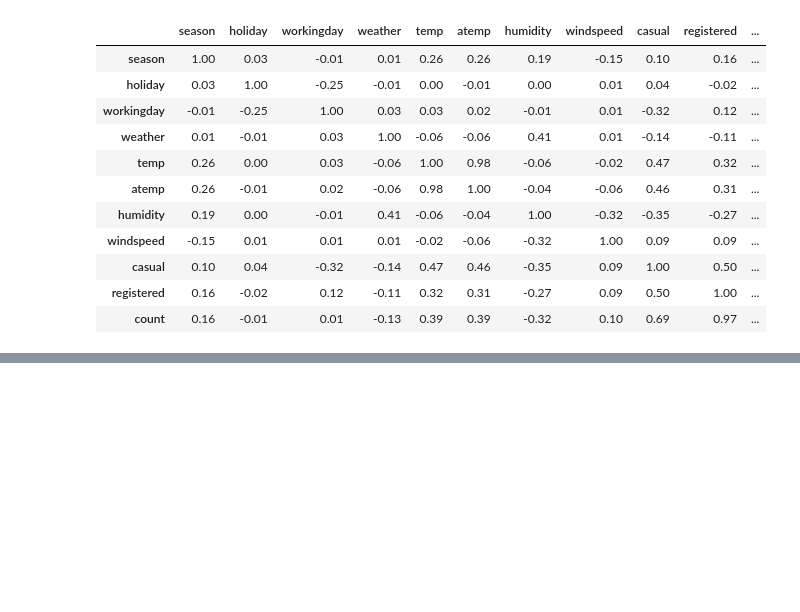
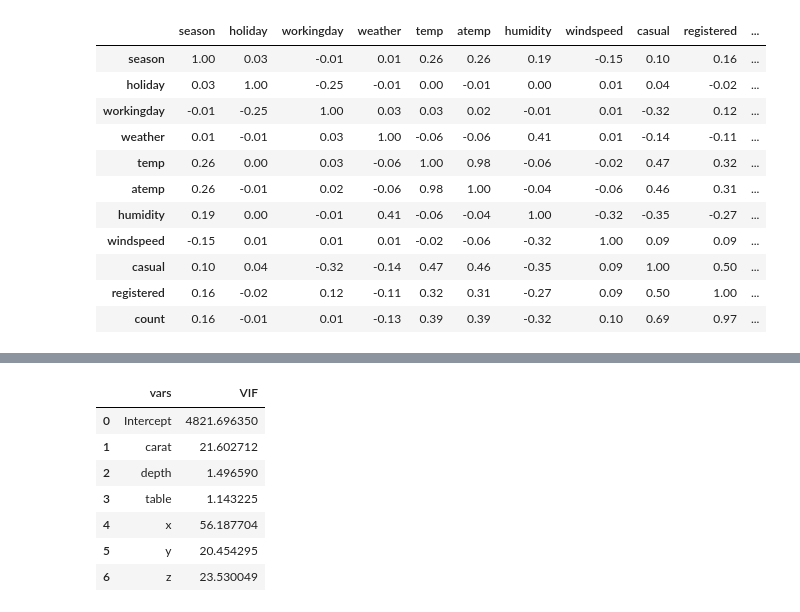
Before and after one commit to alwaysbemyday1/ds, a Jupyter notebook: ds_lev2/14_MultipleLinearRegression.ipynb, the cells around one changed output, grey strips where cells are left out. Drawn from its saved outputs; the diff is of its cells as text; code cells hidden in the pictures; blank space fills up the shorter version.

```diff
--- a/ds_lev2/14_MultipleLinearRegression.ipynb
+++ b/ds_lev2/14_MultipleLinearRegression.ipynb
@@ -124,0 +154,16 @@ df.corr(numeric_only=True).round(2)
+# %%
+y, X = dmatrices('price ~ ' + '+'.join(df_sub.columns[1:]),
+                 data=df_sub, return_type='dataframe')
+df_vif = pd.DataFrame()
+df_vif['vars'] = X.columns
+df_vif['VIF'] = [vif(X.values, i) for i in range(X.shape[1])]
+df_vif
+# %% [output]
+|  | vars | VIF |
+| 0 | Intercept | 4821.696350 |
+| 1 | carat | 21.602712 |
+| 2 | depth | 1.496590 |
+| 3 | table | 1.143225 |
+| 4 | x | 56.187704 |
+| 5 | y | 20.454295 |
+| 6 | z | 23.530049 |
```
Also changed, not shown: parts of 5 cells of this notebook.
